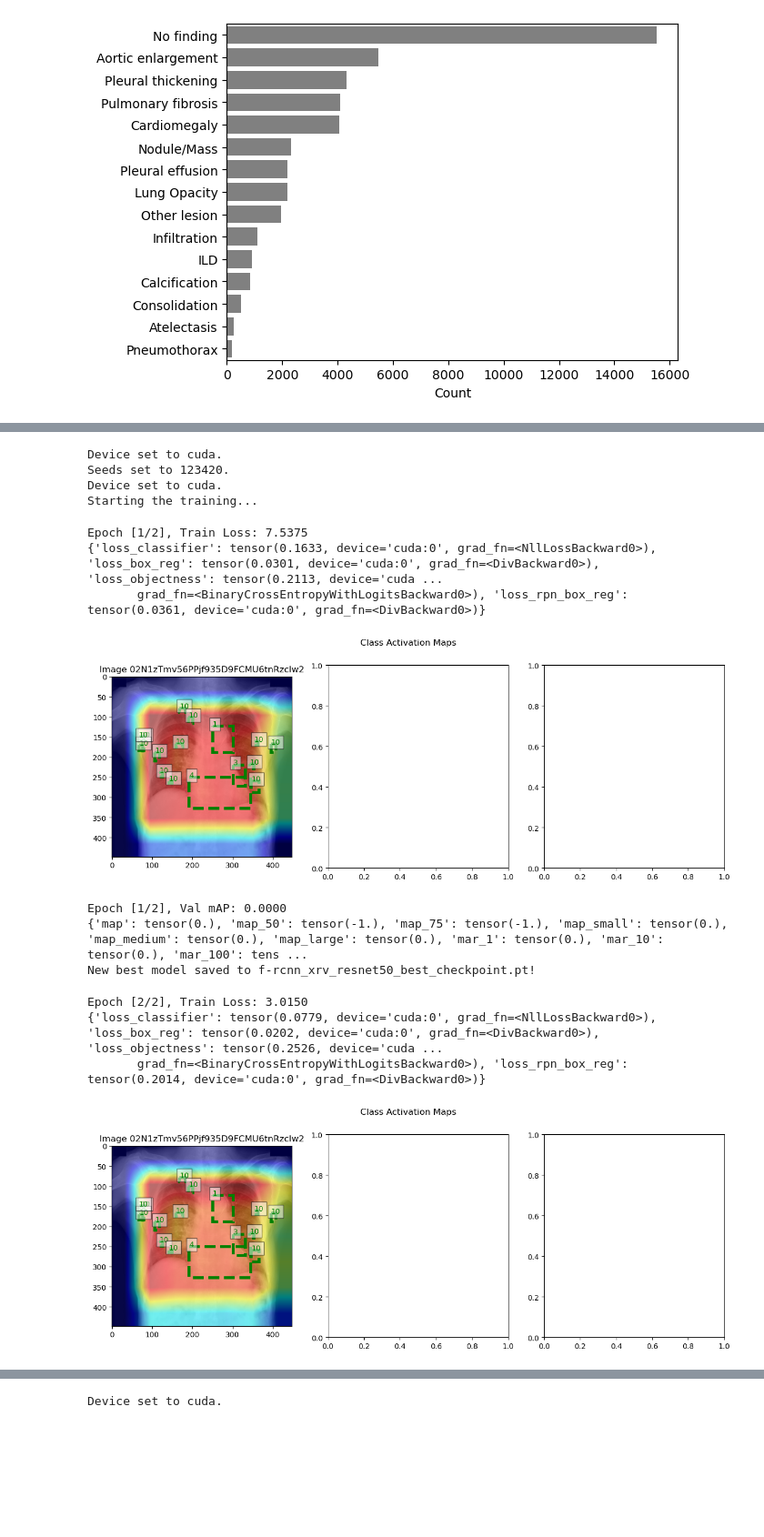
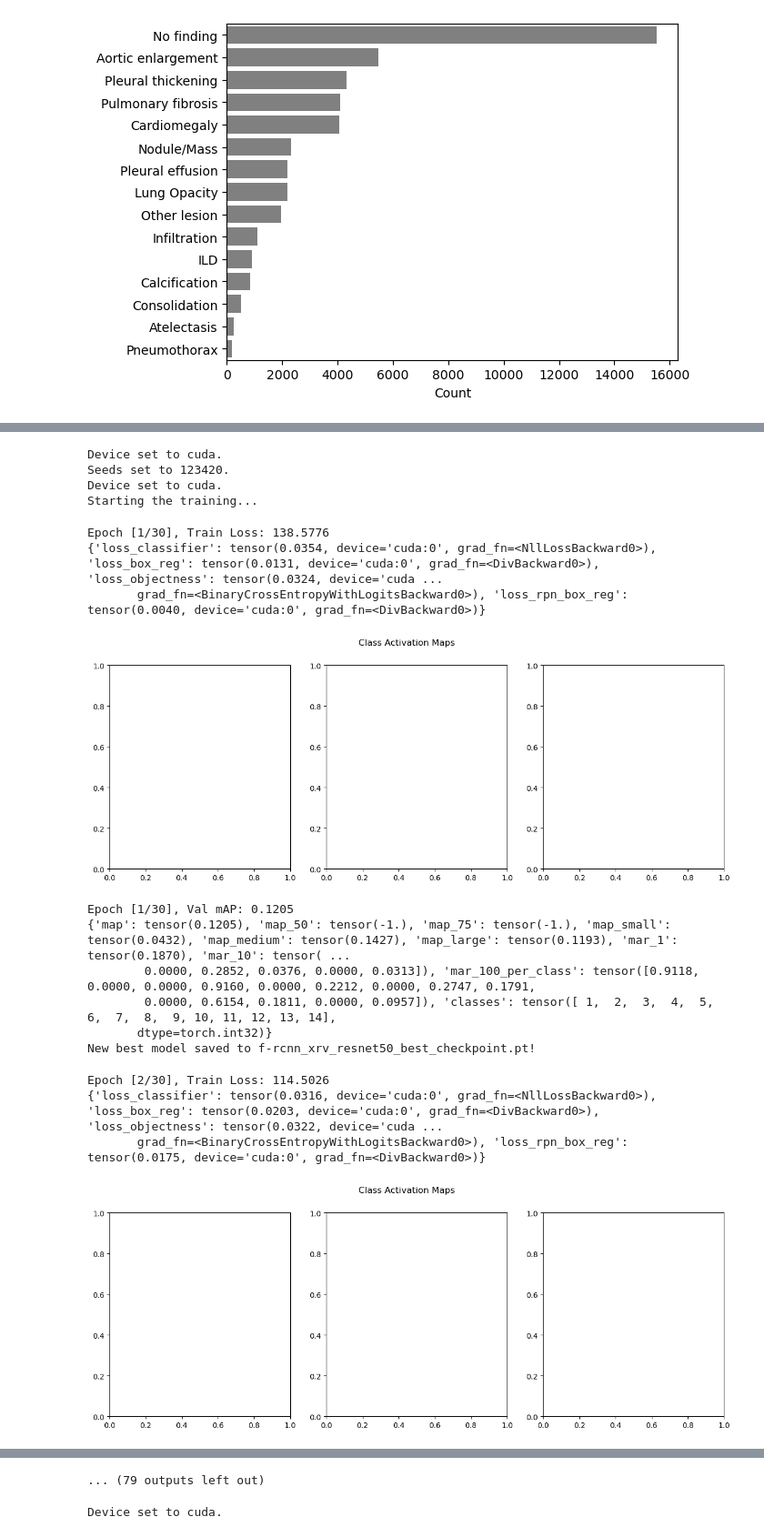
Before and after one commit to Scaramir/CV, a Jupyter notebook: src/xrv-resnet50-bbone.ipynb, the cells around one changed output, grey strips where cells are left out. Shown at 91% size. Cells and saved outputs as stored; diff of their text form; code cells hidden in the pictures; blank space fills up the shorter version.

```diff
--- a/src/xrv-resnet50-bbone.ipynb
+++ b/src/xrv-resnet50-bbone.ipynb
@@ -1031,20 +1030,23 @@ Device set to cuda.
 Device set to cuda.
 Loaded the training dataset.
 # %%
-final_model, loss_list, map_list = train_and_evaluate(model, dataloaders["train"], dataloaders["test"], 2)
+final_model, loss_list, map_list = train_and_evaluate(model, dataloaders["train"], dataloaders["test"], 30)
 # %% [output]
 Device set to cuda.
 Seeds set to 123420.
 Device set to cuda.
 Starting the training...
-Epoch [1/2], Train Loss: 7.5375
-{'loss_classifier': tensor(0.1633, device='cuda:0', grad_fn=<NllLossBackward0>), 'loss_box_reg': tensor(0.0301, device='cuda:0', grad_fn=<DivBackward0>), 'loss_objectness': tensor(0.2113, device='cuda ...
-       grad_fn=<BinaryCrossEntropyWithLogitsBackward0>), 'loss_rpn_box_reg': tensor(0.0361, device='cuda:0', grad_fn=<DivBackward0>)}
+Epoch [1/30], Train Loss: 138.5776
+{'loss_classifier': tensor(0.0354, device='cuda:0', grad_fn=<NllLossBackward0>), 'loss_box_reg': tensor(0.0131, device='cuda:0', grad_fn=<DivBackward0>), 'loss_objectness': tensor(0.0324, device='cuda ...
+       grad_fn=<BinaryCrossEntropyWithLogitsBackward0>), 'loss_rpn_box_reg': tensor(0.0040, device='cuda:0', grad_fn=<DivBackward0>)}
-[figure, old version]
+[figure, new version]
-Epoch [1/2], Val mAP: 0.0000
-{'map': tensor(0.), 'map_50': tensor(-1.), 'map_75': tensor(-1.), 'map_small': tensor(0.), 'map_medium': tensor(0.), 'map_large': tensor(0.), 'mar_1': tensor(0.), 'mar_10': tensor(0.), 'mar_100': tens ...
+Epoch [1/30], Val mAP: 0.1205
+{'map': tensor(0.1205), 'map_50': tensor(-1.), 'map_75': tensor(-1.), 'map_small': tensor(0.0432), 'map_medium': tensor(0.1427), 'map_large': tensor(0.1193), 'mar_1': tensor(0.1870), 'mar_10': tensor( ...
+        0.0000, 0.2852, 0.0376, 0.0000, 0.0313]), 'mar_100_per_class': tensor([0.9118, 0.0000, 0.0000, 0.9160, 0.0000, 0.2212, 0.0000, 0.2747, 0.1791,
+        0.0000, 0.6154, 0.1811, 0.0000, 0.0957]), 'classes': tensor([ 1,  2,  3,  4,  5,  6,  7,  8,  9, 10, 11, 12, 13, 14],
+       dtype=torch.int32)}
 New best model saved to f-rcnn_xrv_resnet50_best_checkpoint.pt!
-Epoch [2/2], Train Loss: 3.0150
-{'loss_classifier': tensor(0.0779, device='cuda:0', grad_fn=<NllLossBackward0>), 'loss_box_reg': tensor(0.0202, device='cuda:0', grad_fn=<DivBackward0>), 'loss_objectness': tensor(0.2526, device='cuda ...
-       grad_fn=<BinaryCrossEntropyWithLogitsBackward0>), 'loss_rpn_box_reg': tensor(0.2014, device='cuda:0', grad_fn=<DivBackward0>)}
+Epoch [2/30], Train Loss: 114.5026
+{'loss_classifier': tensor(0.0316, device='cuda:0', grad_fn=<NllLossBackward0>), 'loss_box_reg': tensor(0.0203, device='cuda:0', grad_fn=<DivBackward0>), 'loss_objectness': tensor(0.0322, device='cuda ...
+       grad_fn=<BinaryCrossEntropyWithLogitsBackward0>), 'loss_rpn_box_reg': tensor(0.0175, device='cuda:0', grad_fn=<DivBackward0>)}
-[figure, old version]
+[figure, new version]
@@ -1055,3 +1073,4 @@ Finished Training!
+... (79 outputs left out)
 # %%
 #best_model_path = '/kaggle/input/supplements/fasterrcnn_xrv_15epo_map30.pt'
 best_model_path = './f-rcnn_xrv_resnet50_best_checkpoint.pt'
```
Also changed, not shown: parts of 5 cells of this notebook.
